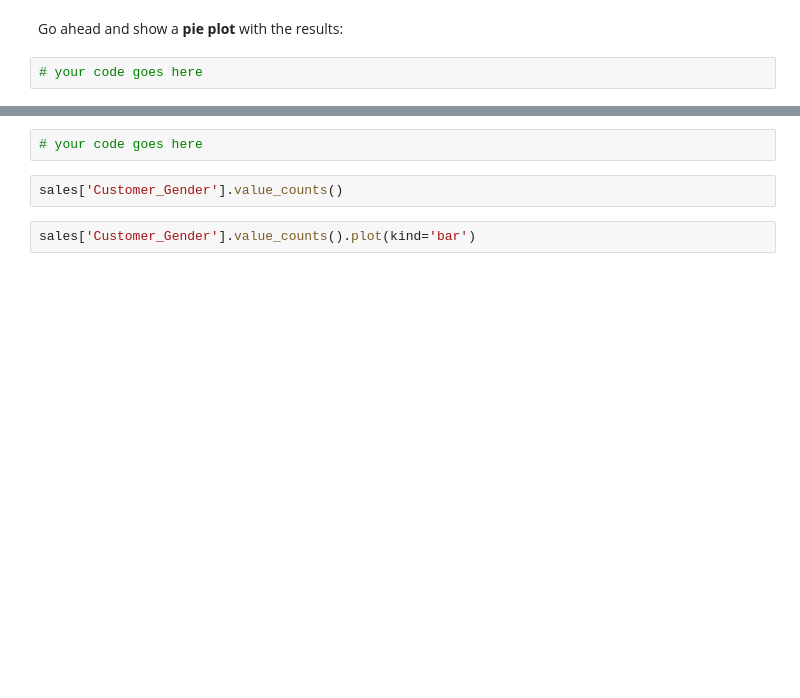
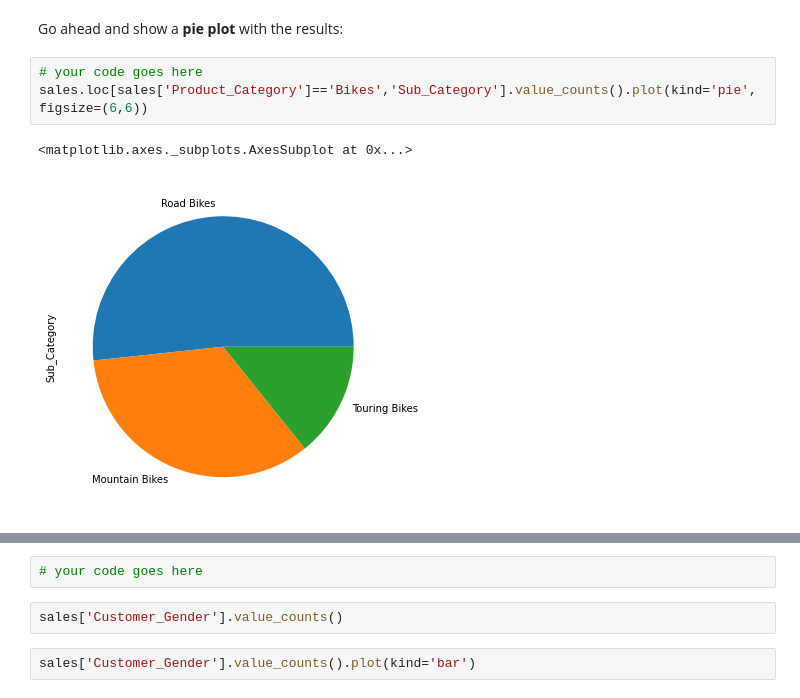
Before and after one commit to JohnyQuek/FreeCodeCamp1, a Jupyter notebook: Exercises_1 (Johny).ipynb, the cells around one changed output, grey strips where cells are left out. Drawn from its saved outputs; the diff is of its cells as text; blank space fills up the shorter version.

```diff
--- a/Exercises_1 (Johny).ipynb
+++ b/Exercises_1 (Johny).ipynb
@@ -543,6 +562,10 @@ bikes
 # %% [markdown]
 Go ahead and show a <b>pie plot</b> with the results:
-# %%
-# your code goes here
+# %%
+# your code goes here
+sales.loc[sales['Product_Category']=='Bikes','Sub_Category'].value_counts().plot(kind='pie', figsize=(6,6))
+# %% [output]
+<matplotlib.axes._subplots.AxesSubplot at 0x...>
+[figure, added]
 # %%
 bikes.plot(kind='pie', figsize=(6,6))
```
Also changed, not shown: parts of 6 cells of this notebook.
